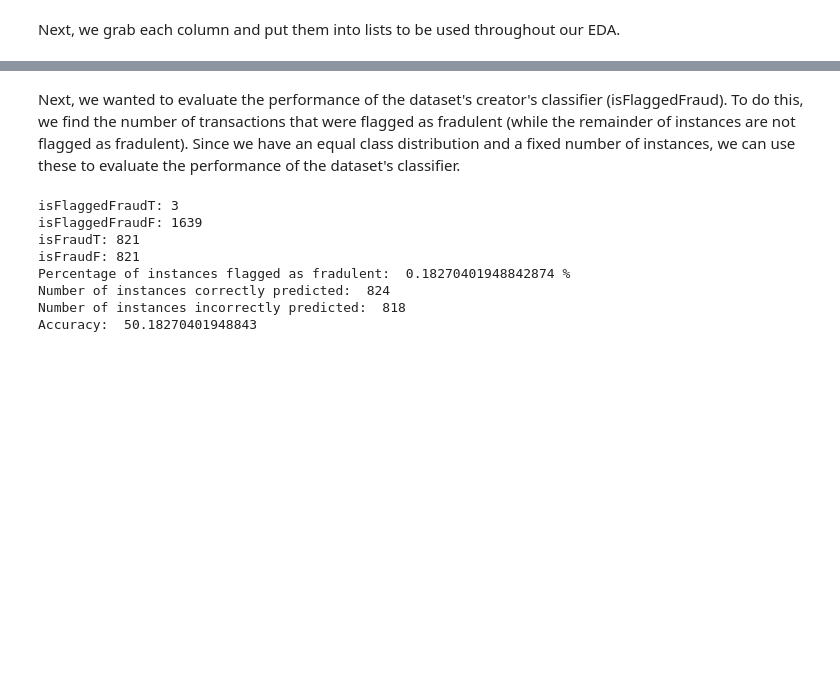
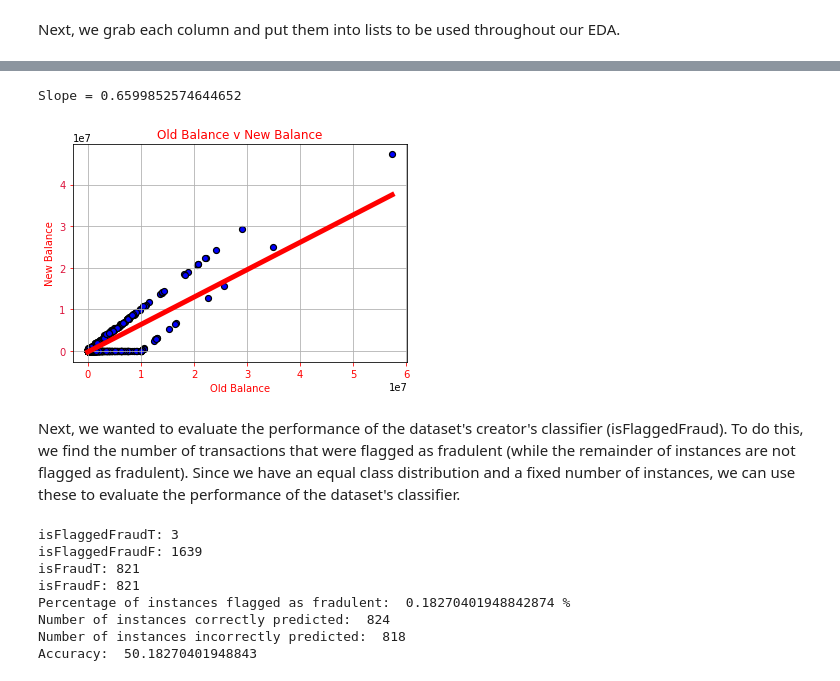
Before and after one commit to sberkson/FinancialFraudClassifier, a Jupyter notebook: EDA.ipynb, the cells around one changed output, grey strips where cells are left out. Saved outputs shown, nothing was run; the diff lists cells and outputs as text; code cells hidden in the pictures; blank space fills up the shorter version.

```diff
--- a/EDA.ipynb
+++ b/EDA.ipynb
@@ -30,3 +37,8 @@ After getting all of our columns, we wanted to get more familiar with our attrib
+# %%
+plot_utils.scatter_plot_helper(oldBalanceOrg, newBalanceOrig, "Old Balance v New Balance", "Old Balance", "New Balance")
+# %% [output]
+Slope = 0.6599852574644652
+[figure, added]
 # %% [markdown]
 Next, we wanted to evaluate the performance of the dataset's creator's classifier (isFlaggedFraud).  To do this, we find the number of transactions that were flagged as fradulent (while the remainder of instances are not flagged as fradulent).  Since we have an equal class distribution and a fixed number of instances, we can use these to evaluate the performance of the dataset's classifier.
 # %%
```
Also changed, not shown: parts of 3 cells of this notebook, 9 other files.
